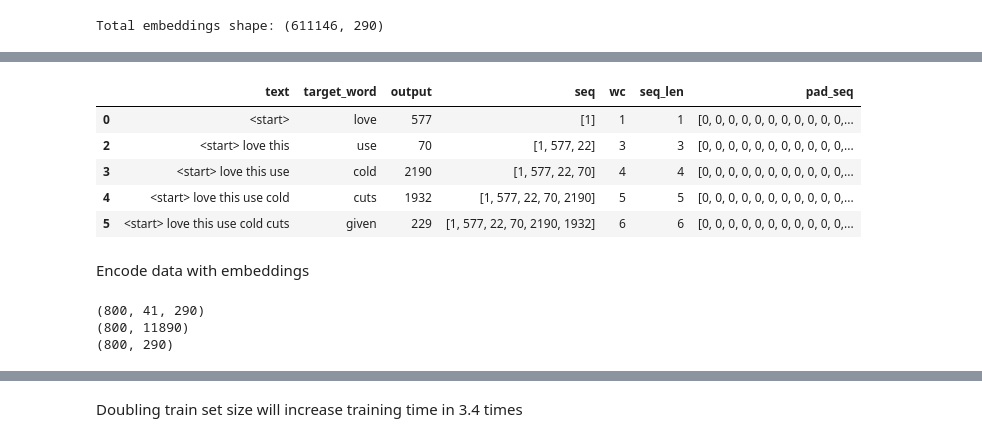
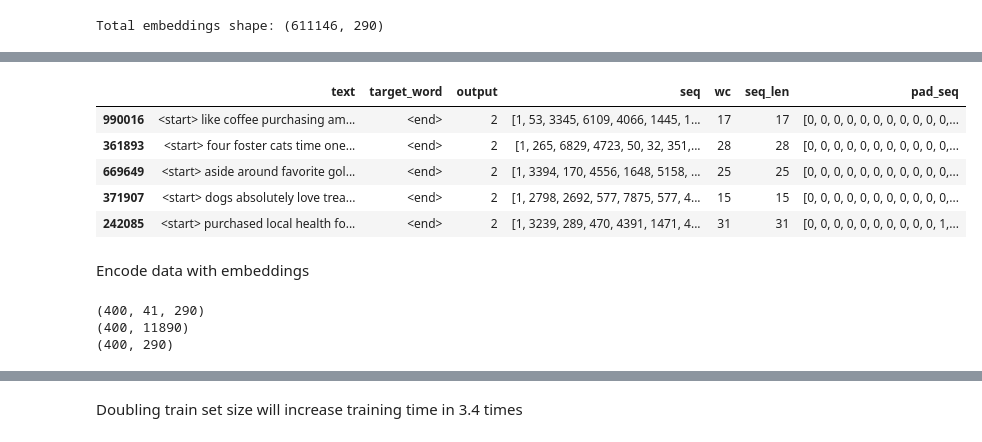
Before and after one commit to MrDVolk/text-generation, a Jupyter notebook: 3. sequential-base-model.ipynb, the cells around one changed output, grey strips where cells are left out. Saved outputs shown, nothing was run; the diff lists cells and outputs as text; code cells hidden in the pictures.

```diff
--- a/3. sequential-base-model.ipynb
+++ b/3. sequential-base-model.ipynb
@@ -125,7 +125,7 @@ Total embeddings shape: (611146, 290)
 filtered_reviews_df['text'] = filtered_reviews_df['text'].apply(lambda row: f'{start_token} {row} {end_token}')
 # %%
 windowed_data = []
-for _, row in tqdm(filtered_reviews_df.sample(n=5000).iterrows()):
+for _, row in tqdm(filtered_reviews_df.sample(n=50000).iterrows()):
     words = row['text'].split()
     for i in range(1, len(words)):
         text = ' '.join(words[:i])
@@ -187,0 +244,4 @@ clean_seq_reviews_df.describe()
+# %%
+max_examples = 5
+balanced_df = clean_seq_reviews_df.groupby('output', group_keys=False).progress_apply(lambda group: group.sample(n=min(len(group.index), max_examples)))
+balanced_df.describe()
@@ -187,0 +262,6 @@ clean_seq_reviews_df.describe()
+# %%
+end_token_samples = 500
+
+end_token_sample_df = clean_seq_reviews_df[clean_seq_reviews_df['target_word'] == end_token].sample(n=end_token_samples)
+balanced_df = balanced_df.append(end_token_sample_df)
+balanced_df.describe()
@@ -188,15 +287,15 @@ clean_seq_reviews_df.describe()
 # %%
-max_seq_len = clean_seq_reviews_df['seq_len'].max()
-clean_seq_reviews_df['pad_seq'] = clean_seq_reviews_df['seq'].progress_apply(lambda seq: [0] * (max_seq_len - len(seq)) + seq)
+max_seq_len = balanced_df['seq_len'].max()
+balanced_df['pad_seq'] = balanced_df['seq'].progress_apply(lambda seq: [0] * (max_seq_len - len(seq)) + seq)
 # %%
-clean_seq_reviews_df.head()
+balanced_df.head()
 # %% [output]
 |  | text | target_word | output | seq | wc | seq_len | pad_seq |
-| 0 | <start> | love | 577 | [1] | 1 | 1 | [0, 0, 0, 0, 0, 0, 0, 0, 0, 0, 0,... |
-| 2 | <start> love this | use | 70 | [1, 577, 22] | 3 | 3 | [0, 0, 0, 0, 0, 0, 0, 0, 0, 0, 0,... |
-| 3 | <start> love this use | cold | 2190 | [1, 577, 22, 70] | 4 | 4 | [0, 0, 0, 0, 0, 0, 0, 0, 0, 0, 0,... |
-| 4 | <start> love this use cold | cuts | 1932 | [1, 577, 22, 70, 2190] | 5 | 5 | [0, 0, 0, 0, 0, 0, 0, 0, 0, 0, 0,... |
-| 5 | <start> love this use cold cuts | given | 229 | [1, 577, 22, 70, 2190, 1932] | 6 | 6 | [0, 0, 0, 0, 0, 0, 0, 0, 0, 0, 0,... |
+| 990016 | <start> like coffee purchasing am... | <end> | 2 | [1, 53, 3345, 6109, 4066, 1445, 1... | 17 | 17 | [0, 0, 0, 0, 0, 0, 0, 0, 0, 0, 0,... |
+| 361893 | <start> four foster cats time one... | <end> | 2 | [1, 265, 6829, 4723, 50, 32, 351,... | 28 | 28 | [0, 0, 0, 0, 0, 0, 0, 0, 0, 0, 0,... |
+| 669649 | <start> aside around favorite gol... | <end> | 2 | [1, 3394, 170, 4556, 1648, 5158, ... | 25 | 25 | [0, 0, 0, 0, 0, 0, 0, 0, 0, 0, 0,... |
+| 371907 | <start> dogs absolutely love trea... | <end> | 2 | [1, 2798, 2692, 577, 7875, 577, 4... | 15 | 15 | [0, 0, 0, 0, 0, 0, 0, 0, 0, 0, 0,... |
+| 242085 | <start> purchased local health fo... | <end> | 2 | [1, 3239, 289, 470, 4391, 1471, 4... | 31 | 31 | [0, 0, 0, 0, 0, 0, 0, 0, 0, 0, 1,... |
 # %% [markdown]
 Encode data with embeddings
 # %%
@@ -210,15 +309,15 @@ def get_arrayed_data(df_set):
     setY = np.stack(df_set['output'].progress_apply(lambda x: encode_seq([x])[0]).values, axis=0)
     return (setX, setY)
 # %%
-trainX, trainY = get_arrayed_data(clean_seq_reviews_df.sample(n=800))
+trainX, trainY = get_arrayed_data(balanced_df.sample(n=400))
 print(trainX.shape)
 trainX = trainX.reshape((trainX.shape[0], trainX.shape[1] * trainX.shape[2]))
 print(trainX.shape)
 print(trainY.shape)
 # %% [output]
-(800, 41, 290)
-(800, 11890)
-(800, 290)
+(400, 41, 290)
+(400, 11890)
+(400, 290)
 # %%
 import time
 from sklearn.svm import SVR
```
Also changed, not shown: parts of 20 cells of this notebook.
